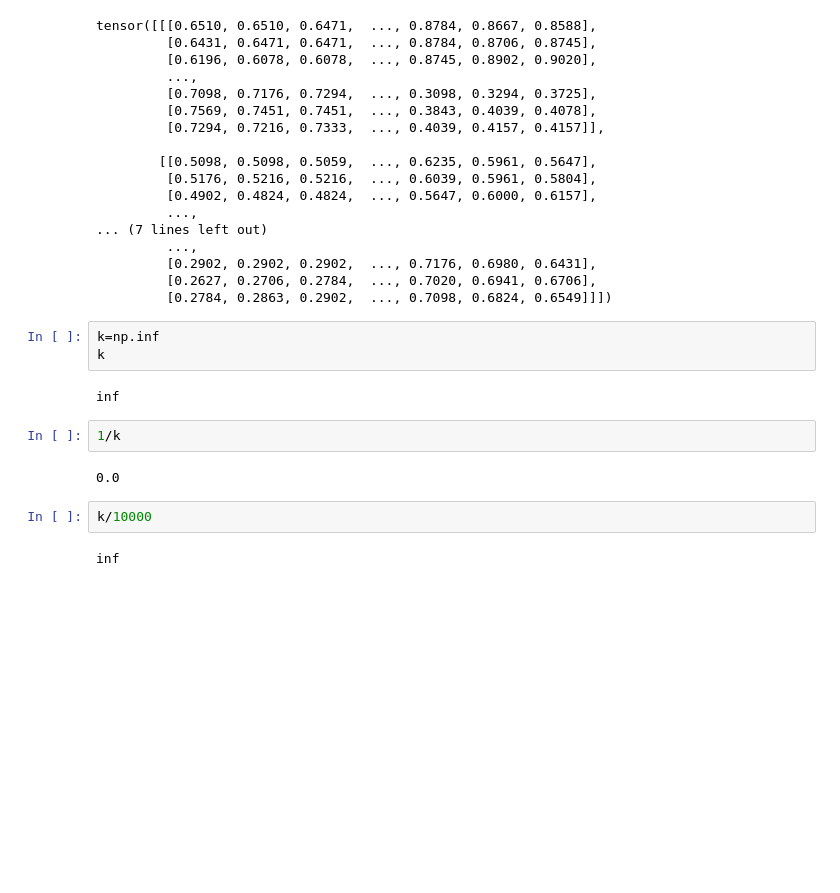
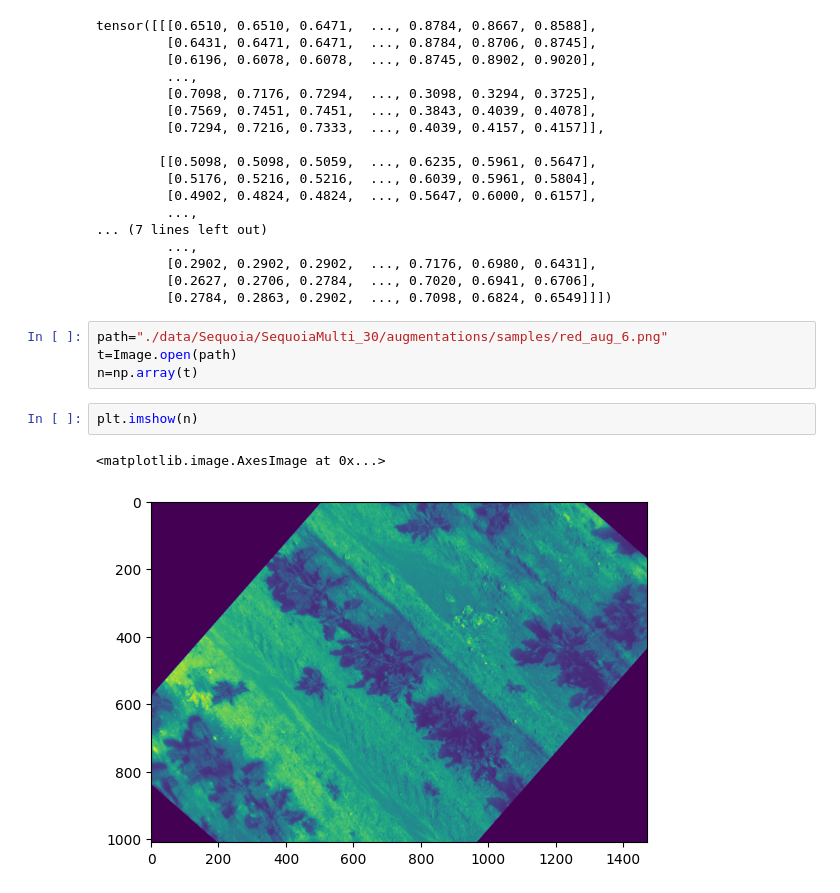
Before and after one commit to Deceptrax123/Crop-Weed-Semantic-Segmentation, a Jupyter notebook: tests.ipynb, the cells around one changed output. Saved outputs shown, nothing was run; the diff lists cells and outputs as text; blank space fills up the shorter version.

```diff
--- a/tests.ipynb
+++ b/tests.ipynb
@@ -428,16 +428,12 @@ tensor([[[0.6510, 0.6510, 0.6471,  ..., 0.8784, 0.8667, 0.8588],
          [0.2902, 0.2902, 0.2902,  ..., 0.7176, 0.6980, 0.6431],
          [0.2627, 0.2706, 0.2784,  ..., 0.7020, 0.6941, 0.6706],
          [0.2784, 0.2863, 0.2902,  ..., 0.7098, 0.6824, 0.6549]]])
-# %%
-k=np.inf
-k
-# %% [output]
-inf
-# %%
-1/k
-# %% [output]
-0.0
-# %%
-k/10000
-# %% [output]
-inf
+# %%
+path="./data/Sequoia/SequoiaMulti_30/augmentations/samples/red_aug_6.png"
+t=Image.open(path)
+n=np.array(t)
+# %%
+plt.imshow(n)
+# %% [output]
+<matplotlib.image.AxesImage at 0x...>
+[figure, added]
```
Also changed, not shown: 1 other file.
